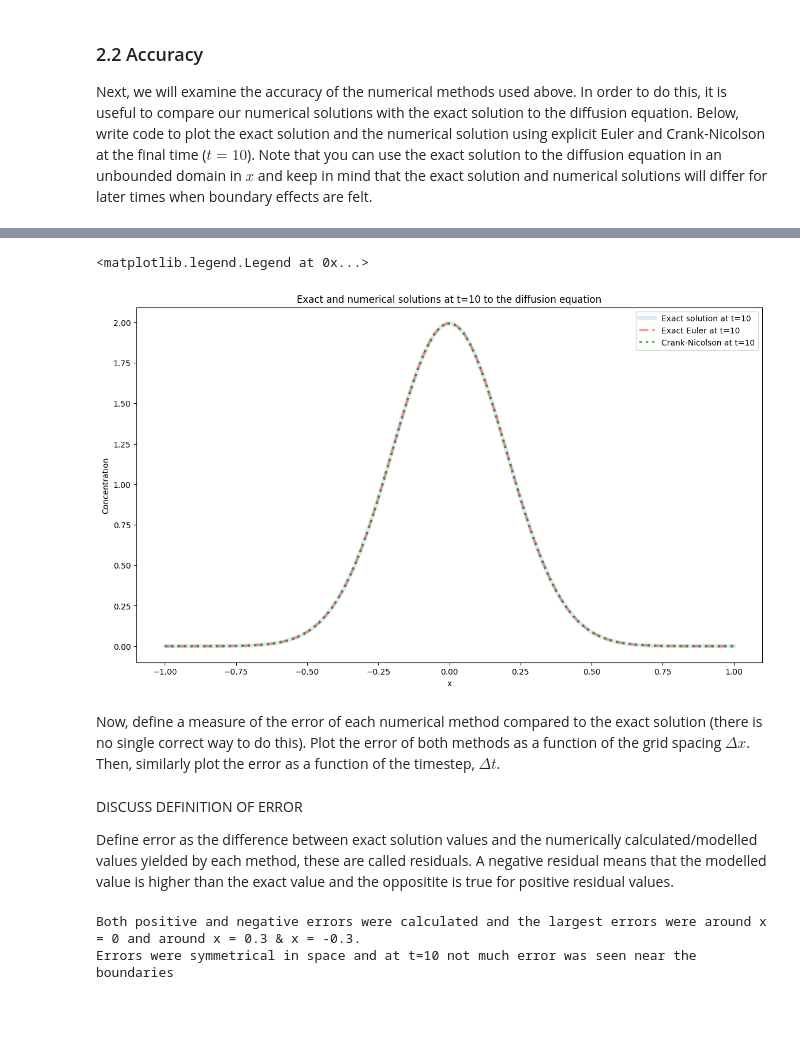
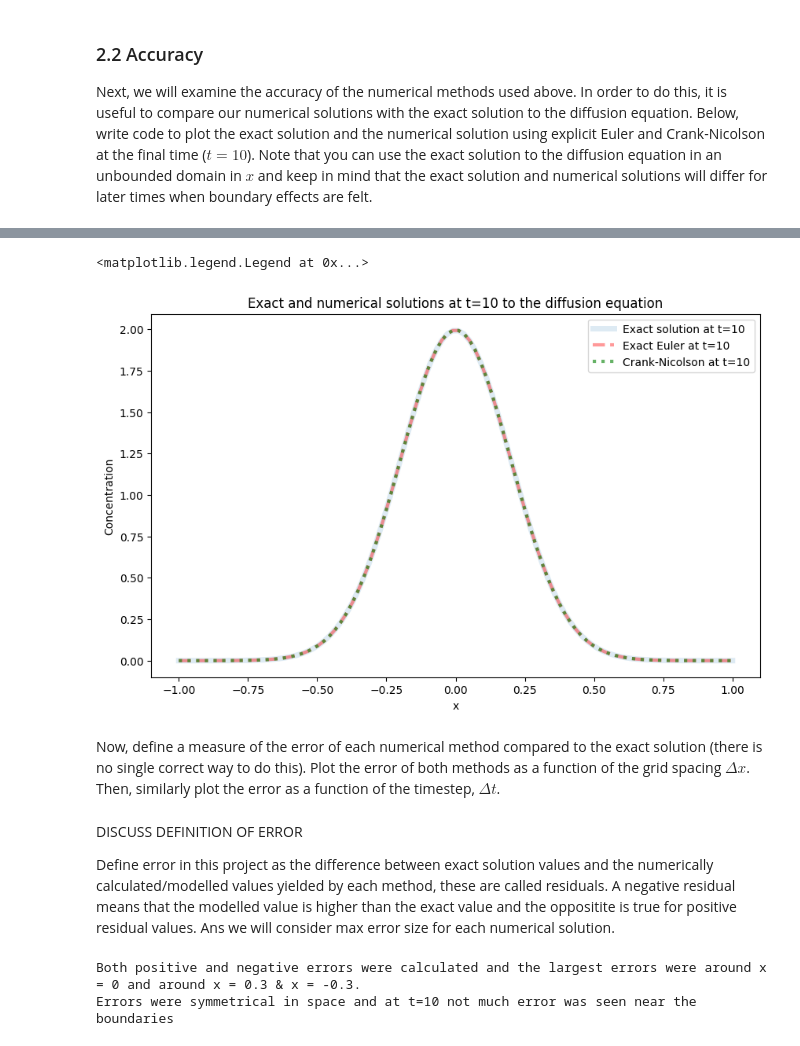
Before and after one commit to ananyaaa-j/QCES, a Jupyter notebook: Copy_of_Project1_numerical_methods.ipynb, the cells around one changed output, grey strips where cells are left out. Drawn from its saved outputs; the diff is of its cells as text; code cells hidden in the pictures; blank space fills up the shorter version.

```diff
--- a/Copy_of_Project1_numerical_methods.ipynb
+++ b/Copy_of_Project1_numerical_methods.ipynb
@@ -59,8 +59,8 @@ def EE(x, t, kappa):
     end_time = time.time()  # Print the elapsed time
 
     print(f"Explicit Euler method took {end_time - start_time:.2f} seconds")
-
-    return c
+    elapsed = end_time - start_time
+    return c, elapsed
 # %% [markdown]
 Similarly, the function below timesteps the diffusion equation with the Crank-Nicolson method
 # %%
@@ -98,8 +98,8 @@ def CN(x, t, kappa):
     end_time = time.time()  # Print the elapsed time
 
     print(f"Crank-Nicolson method took {end_time - start_time:.2f} seconds")
-
-    return c
+    elapsed = end_time - start_time
+    return c, elapsed
 # %% [markdown]
 Next, create a function to set the initial conditions. The exact solution to the unbounded diffusion equation with a delta function initial condition is:
 
@@ -306,8 +302,8 @@ Next, we will examine the accuracy of the numerical methods used above. In order
 # Add code to plot exact and numerical solutions
 
 # original parameters should be already set
-c_EE = EE(x, t, kappa) # explicit Euler
-c_CN = CN(x, t, kappa) # Crank-Nicolson
+c_EE, tt = EE(x, t, kappa) # explicit Euler
+c_CN, tt = CN(x, t, kappa) # Crank-Nicolson
 # C_EE and C_CN are 2D arrays and the last column contains values for t=10
 
 # x in a linspace array of values
@@ -316,9 +312,9 @@ c_CN = CN(x, t, kappa) # Crank-Nicolson
 # so to compare set t = 10 for numerical methods and t = 20 for exact solution
 
 exact_t10 = (4*np.pi*kappa*20)**(-0.5)*np.exp(-x**2 / (4*kappa*20)) # unbounded diffusion equation solution
-# exact_t10 = set_ics(x, kappa, 20) # using this function just sets the first and last values in the array correctly (boundary conditions)
+# exact_t10 = set_ics(x, kappa, 20) # opth this line and the above are identical
 
-plt.figure(figsize=(14, 8))
+plt.figure(figsize=(10, 6))
 plt.plot(x, exact_t10, alpha = 0.15, label = "Exact solution at t=10", lw = 5)
 plt.plot(x, c_EE[:,-1], 'r--', alpha = 0.4, label = "Exact Euler at t=10", lw = 3)
 plt.plot(x, c_CN[:,-1], 'g:', alpha = 0.6, label = "Crank-Nicolson at t=10", lw = 3)
@@ -332,11 +328,11 @@ Crank-Nicolson method took 0.06 seconds
 <matplotlib.legend.Legend at 0x...>
-[figure, old version]
+[figure, new version]
 # %% [markdown]
 Now, define a measure of the error of each numerical method compared to the exact solution (there is no single correct way to do this). Plot the error of both methods as a function of the grid spacing $\Delta x$. Then, similarly plot the error as a function of the timestep, $\Delta t$.
 # %% [markdown]
 DISCUSS DEFINITION OF ERROR
 
-Define error as the difference between exact solution values and the numerically calculated/modelled values yielded by each method, these are called residuals. A negative residual means that the modelled value is higher than the exact value and the oppositite is true for positive residual values.
+Define error in this project as the difference between exact solution values and the numerically calculated/modelled values yielded by each method, these are called residuals. A negative residual means that the modelled value is higher than the exact value and the oppositite is true for positive residual values. Ans we will consider max error size for each numerical solution.
 # %%
 # Add code to plot error here
 c_EE_error = np.subtract(exact_t10, c_EE[:,-1])
```
Also changed, not shown: parts of 18 cells of this notebook.
